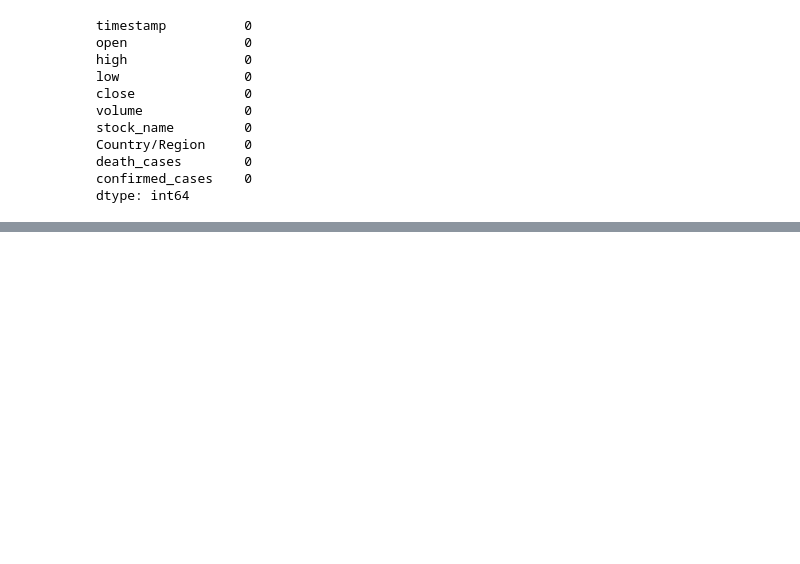
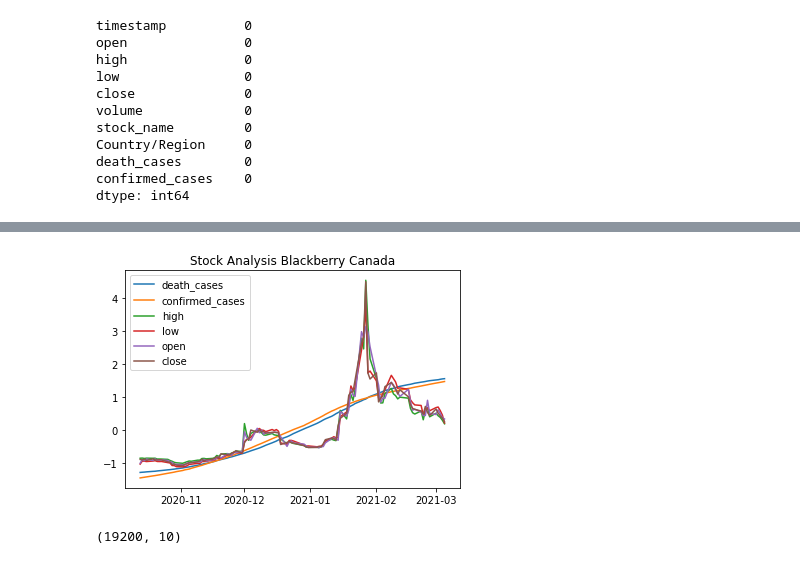
Before and after one commit to khushboolohat/Group-2-final, a Jupyter notebook: khushboo.ipynb, the cells around one changed output, grey strips where cells are left out. Saved outputs shown, nothing was run; the diff lists cells and outputs as text; code cells hidden in the pictures; blank space fills up the shorter version.

```diff
--- a/khushboo.ipynb
+++ b/khushboo.ipynb
@@ -186,0 +217,22 @@ MSFT_final.head()
+# %%
+BB_final = final_data[final_data.stock_name == 'BB']
+BB_final1 = pd.DataFrame()
+BB_final1['timestamp'] = BB_final[BB_final['Country/Region'] == 'Canada'].timestamp
+BB_final1['death_cases'] = (BB_final[BB_final['Country/Region'] == 'Canada'].death_cases - BB_final[BB_final['Country/Region'] == 'Canada'].death_cases.mean())/BB_final[BB_final['Country/Region'] == 'Canada'].death_cases.std()
+BB_final1['confirmed_cases'] = (BB_final[BB_final['Country/Region'] == 'Canada'].confirmed_cases - BB_final[BB_final['Country/Region'] == 'Canada'].confirmed_cases.mean())/BB_final[BB_final['Country/Region'] == 'Canada'].confirmed_cases.std()
+BB_final1['high'] = (BB_final[BB_final['Country/Region'] == 'Canada'].high - BB_final[BB_final['Country/Region'] == 'Canada'].high.mean())/BB_final[BB_final['Country/Region'] == 'Canada'].high.std()
+BB_final1['low'] = (BB_final[BB_final['Country/Region'] == 'Canada'].low - BB_final[BB_final['Country/Region'] == 'Canada'].low.mean())/BB_final[BB_final['Country/Region'] == 'Canada'].low.std()
+BB_final1['open'] = (BB_final[BB_final['Country/Region'] == 'Canada'].open - BB_final[BB_final['Country/Region'] == 'Canada'].open.mean())/BB_final[BB_final['Country/Region'] == 'Canada'].open.std()
+BB_final1['close'] = (BB_final[BB_final['Country/Region'] == 'Canada'].close - BB_final[BB_final['Country/Region'] == 'Canada'].close.mean())/BB_final[BB_final['Country/Region'] == 'Canada'].close.std()
+# %%
+plt.plot(BB_final1.timestamp, BB_final1.death_cases, label = 'death_cases')
+plt.plot(BB_final1.timestamp, BB_final1.confirmed_cases, label = 'confirmed_cases')
+plt.plot(BB_final1.timestamp, BB_final1.high, label = 'high')
+plt.plot(BB_final1.timestamp, BB_final1.low, label = 'low')
+plt.plot(BB_final1.timestamp, BB_final1.open, label = 'open')
+plt.plot(BB_final1.timestamp, BB_final1.close, label = 'close')
+plt.legend()
+plt.title('Stock Analysis Blackberry Canada')
+plt.show()
+# %% [output]
+[figure, added]
@@ -186,0 +241,4 @@ MSFT_final.head()
+# %%
+SPG_final.shape
+# %% [output]
+(19200, 10)
```
Also changed, not shown: parts of 12 cells of this notebook.
